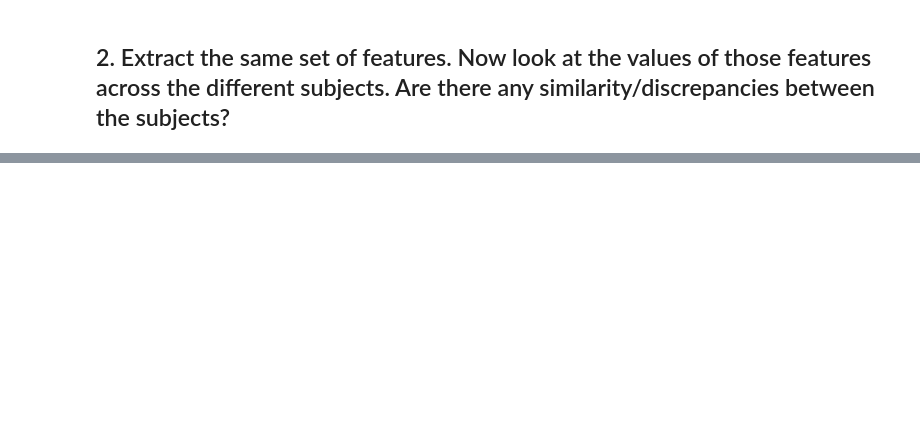
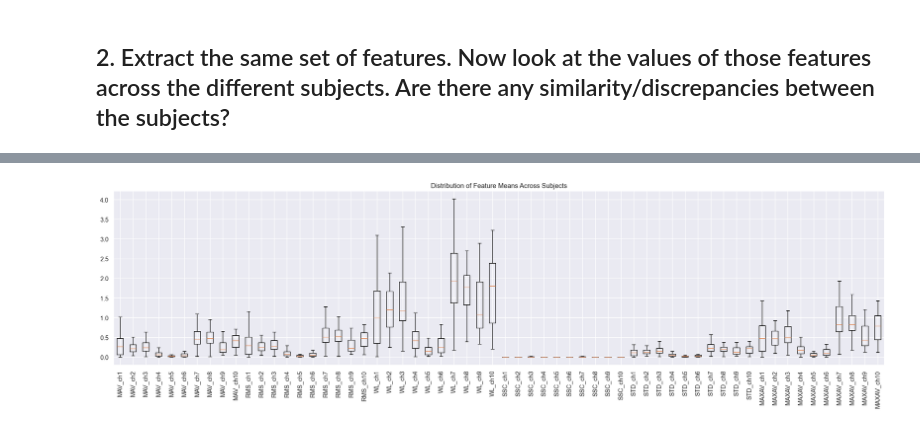
Before and after one commit to philipp-fvef/nx-421-group-w-project-2, a Jupyter notebook: Part2.ipynb, the cells around one changed output, grey strips where cells are left out. Saved outputs shown, nothing was run; the diff lists cells and outputs as text; code cells hidden in the pictures; blank space fills up the shorter version.

```diff
--- a/Part2.ipynb
+++ b/Part2.ipynb
@@ -563,0 +640,9 @@ Found 0 suspicious trials
+# %%
+plt.figure(figsize=(20, 6))
+plt.boxplot(all_means, showfliers=False)
+plt.xticks(range(1, len(flat_feature_names)+1), flat_feature_names, rotation=90)
+plt.title("Distribution of Feature Means Across Subjects")
+plt.tight_layout()
+plt.show()
+# %% [output]
+[figure, added]
```
Also changed, not shown: parts of 50 cells of this notebook.
